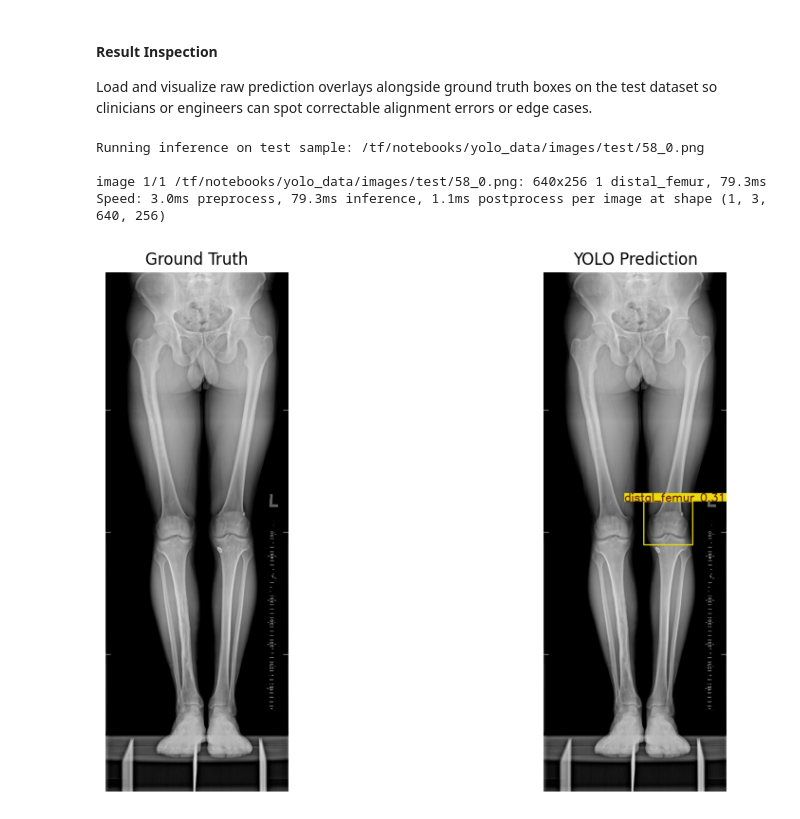
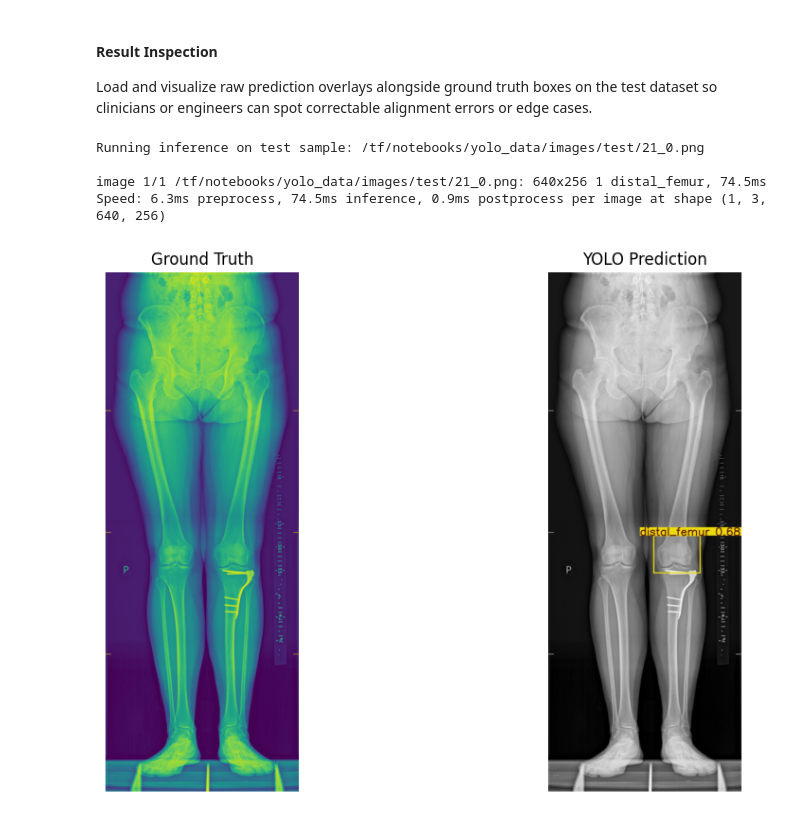
Before and after one commit to nearlyphd/conformer-hto, a Jupyter notebook: notebooks/dfo_correction_angles.ipynb, the cells around one changed output. Saved outputs shown, nothing was run; the diff lists cells and outputs as text; code cells hidden in the pictures.

```diff
--- a/notebooks/dfo_correction_angles.ipynb
+++ b/notebooks/dfo_correction_angles.ipynb
@@ -394,36 +394,36 @@ Load and visualize raw prediction overlays alongside ground truth boxes on the t
 # Read test image paths
 with open(os.path.join("yolo_data", "test.txt"), "r") as f:
     test_images = f.read().splitlines()
 
 if test_images:
     sample_img = random.choice(test_images)
     print(f"Running inference on test sample: {sample_img}")
 
     # Run model prediction
     pred = model(sample_img)
 
     # Display results side-by-side
     fig, (ax_gt, ax_pred) = plt.subplots(1, 2, figsize=(12, 6))
 
     # Ground truth display
     img_pil = Image.open(sample_img)
-    ax_gt.imshow(img_pil, cmap='gray')
+    ax_gt.imshow(img_pil)
     ax_gt.set_title("Ground Truth")
     ax_gt.axis("off")
 
     # Predicted rendering using ultralytics native plotting
     res_plotted = pred[0].plot()
-    ax_pred.imshow(res_plotted, cmap='gray')
+    ax_pred.imshow(res_plotted)
     ax_pred.set_title("YOLO Prediction")
     ax_pred.axis("off")
 
     plt.tight_layout()
     plt.show()
 else:
     print("No test images found.")
 # %% [output]
-Running inference on test sample: /tf/notebooks/yolo_data/images/test/58_0.png
+Running inference on test sample: /tf/notebooks/yolo_data/images/test/21_0.png
 
-image 1/1 /tf/notebooks/yolo_data/images/test/58_0.png: 640x256 1 distal_femur, 79.3ms
-Speed: 3.0ms preprocess, 79.3ms inference, 1.1ms postprocess per image at shape (1, 3, 640, 256)
+image 1/1 /tf/notebooks/yolo_data/images/test/21_0.png: 640x256 1 distal_femur, 74.5ms
+Speed: 6.3ms preprocess, 74.5ms inference, 0.9ms postprocess per image at shape (1, 3, 640, 256)
-[figure, old version]
+[figure, new version]
```
Also changed, not shown: parts of 15 cells of this notebook.
